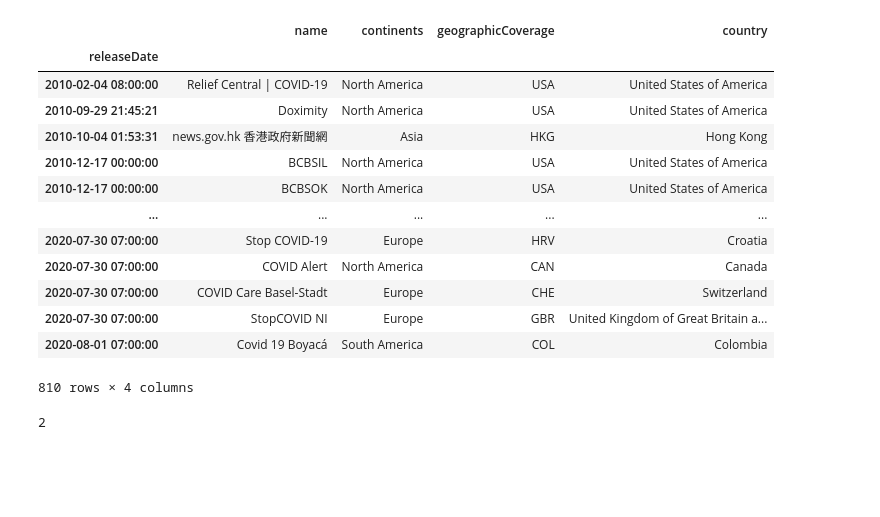
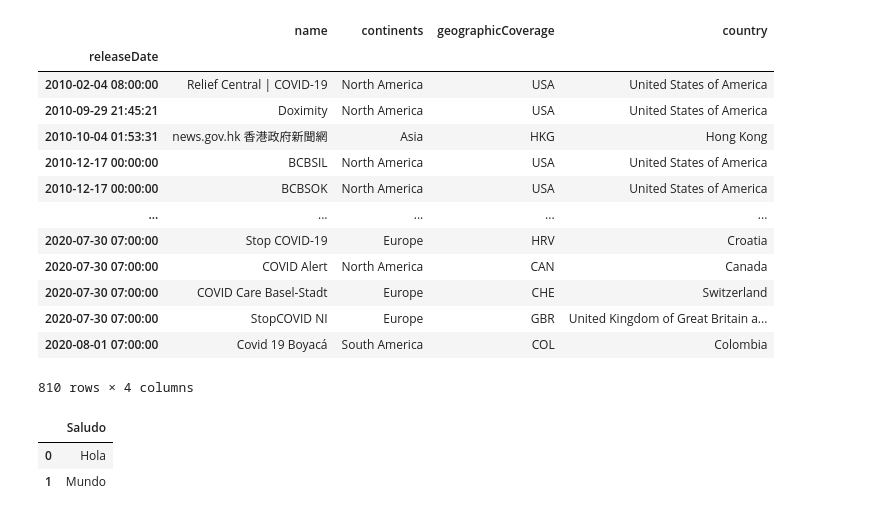
Before and after one commit to da8ah/UTPL-MobileAppDataVisualizer, a Jupyter notebook: main.ipynb, the cells around one changed output. Cells and saved outputs as stored; diff of their text form; code cells hidden in the pictures; blank space fills up the shorter version.

```diff
--- a/main.ipynb
+++ b/main.ipynb
@@ -235,8 +235,10 @@ df_formated.join(names, on='geographicCoverage')
 | 2020-07-30 07:00:00 | StopCOVID NI | Europe | GBR | United Kingdom of Great Britain a... |
 | 2020-08-01 07:00:00 | Covid 19 Boyacá | South America | COL | Colombia |
 810 rows × 4 columns
-# %%
-from src.procesamiento import imprimir
-imprimir(str(2))
-# %% [output]
-2
+# %%
+df = pd.DataFrame(['Hola','Mundo'],columns=['Saludo'])
+df
+# %% [output]
+|  | Saludo |
+| 0 | Hola |
+| 1 | Mundo |
```
Also changed, not shown: 4 other files.
